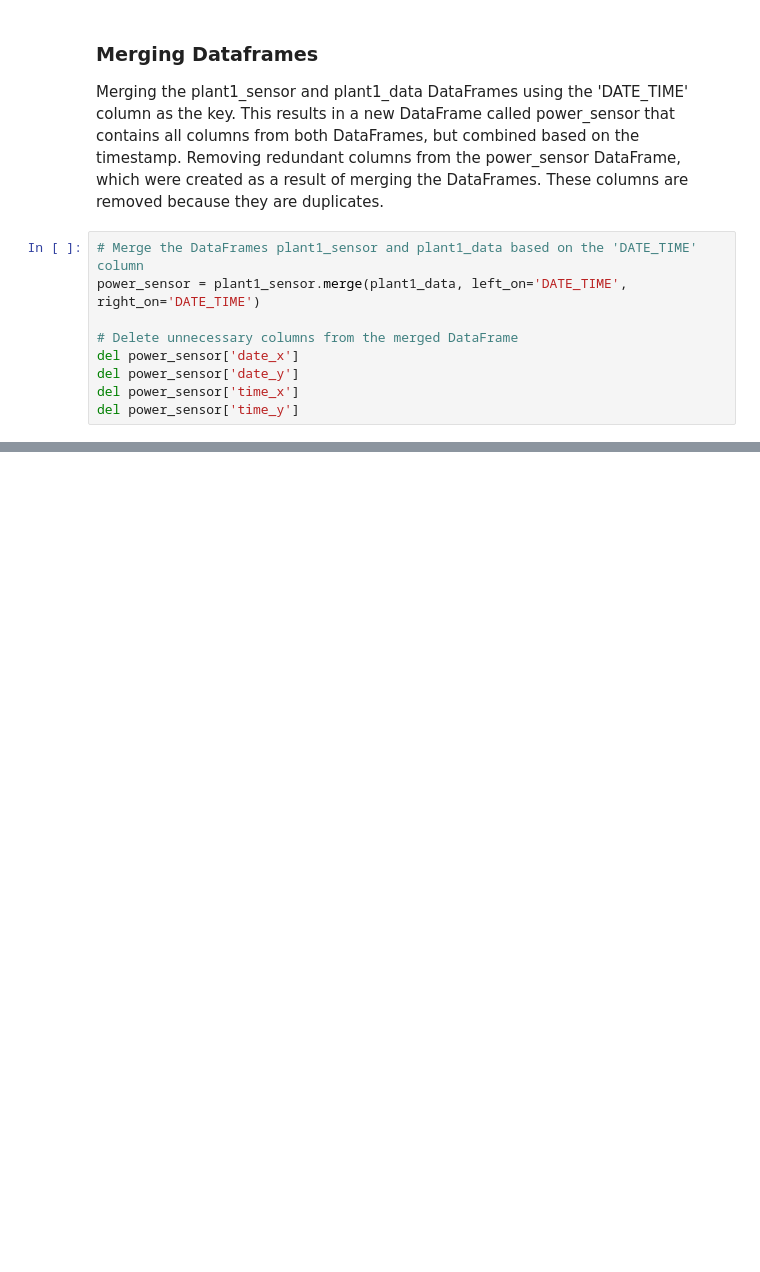
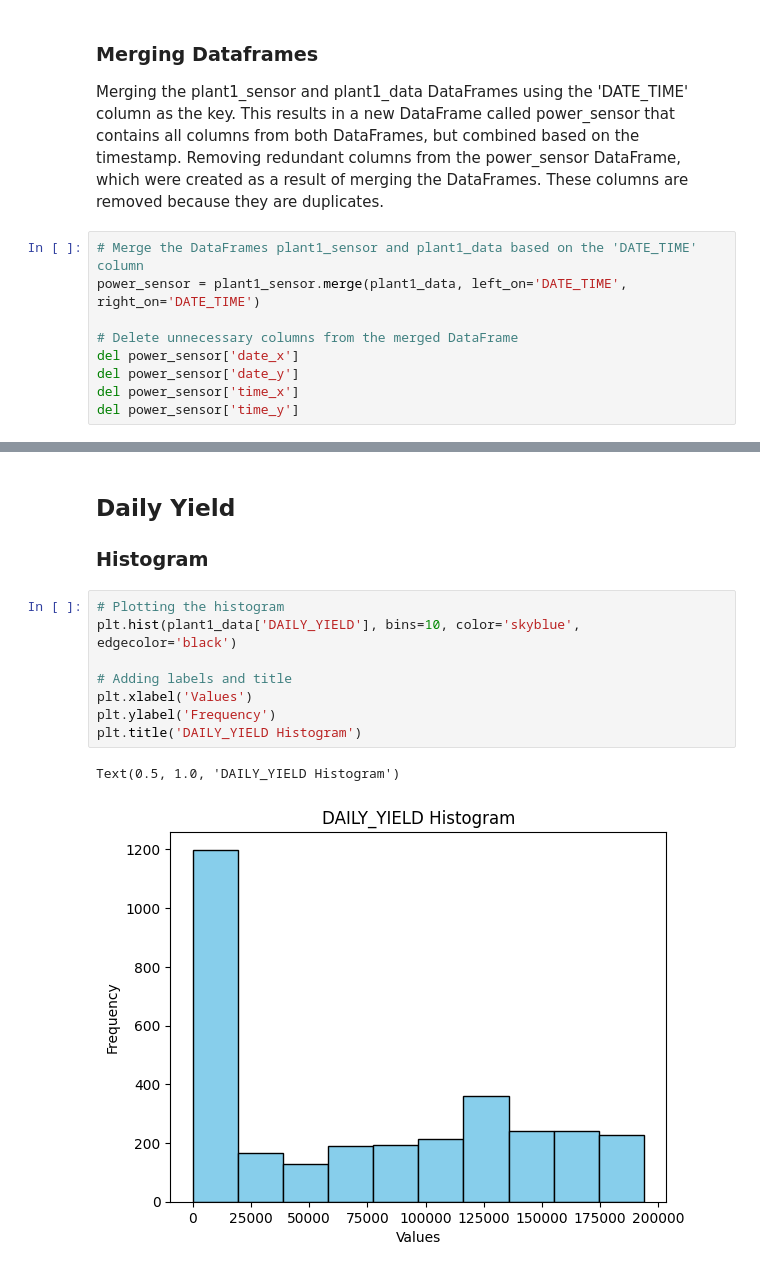
Before and after one commit to FelipeSteudel/Felipe_Steudel-Strategic_Thinking-CA3, a Jupyter notebook: CA3 - Felipe Steudel - Strategic Thinking - HDip in Data Analytics.ipynb, the cells around one changed output, grey strips where cells are left out. Drawn from its saved outputs; the diff is of its cells as text; blank space fills up the shorter version.

```diff
--- a/CA3 - Felipe Steudel - Strategic Thinking - HDip in Data Analytics.ipynb
+++ b/CA3 - Felipe Steudel - Strategic Thinking - HDip in Data Analytics.ipynb
@@ -367,0 +426,14 @@ del power_sensor['time_y']
+# %% [markdown]
+## Daily Yield
+### Histogram
+# %%
+# Plotting the histogram
+plt.hist(plant1_data['DAILY_YIELD'], bins=10, color='skyblue', edgecolor='black')
+
+# Adding labels and title
+plt.xlabel('Values')
+plt.ylabel('Frequency')
+plt.title('DAILY_YIELD Histogram')
+# %% [output]
+Text(0.5, 1.0, 'DAILY_YIELD Histogram')
+[figure, added]
```
Also changed, not shown: parts of 12 cells of this notebook.
